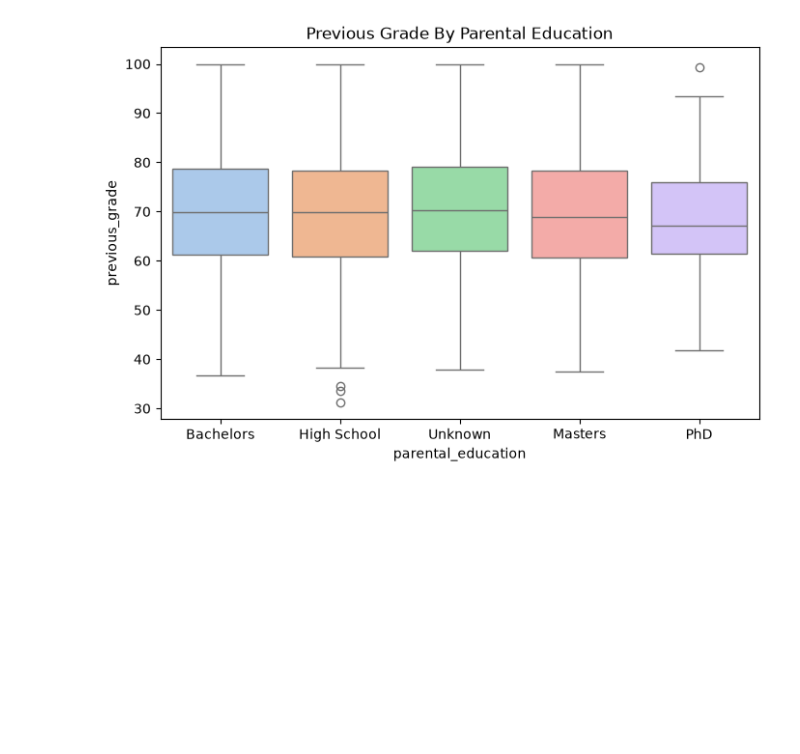
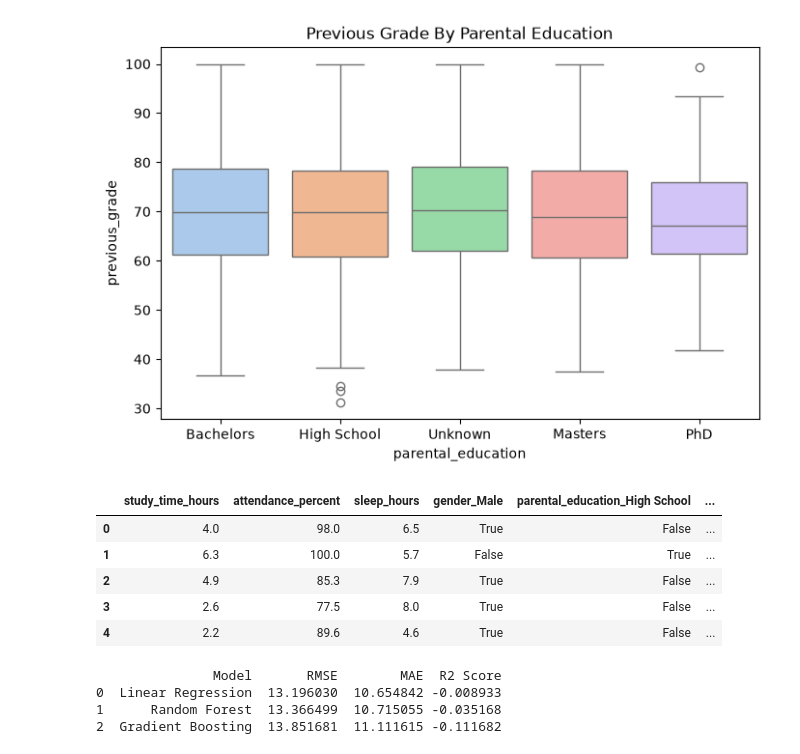
Before and after one commit to JIBANJYOTIMOHANTY/Machine-Learning, a Jupyter notebook: practice/kaggle dataset practice/student performance/student_performance_prediction.ipynb, the cells around one changed output. Saved outputs shown, nothing was run; the diff lists cells and outputs as text; code cells hidden in the pictures; blank space fills up the shorter version.

```diff
--- a/practice/kaggle dataset practice/student performance/student_performance_prediction.ipynb
+++ b/practice/kaggle dataset practice/student performance/student_performance_prediction.ipynb
@@ -137,3 +137,19 @@ Passing `palette` without assigning `hue` is deprecated and will be removed in v
 
   sns.boxplot(
 [figure]
+# %%
+from sklearn.model_selection import train_test_split
+from sklearn.preprocessing import StandardScaler
+
+X = df_clean.drop(columns=['previous_grade'])
+y = df_clean['previous_grade']
+
+X_encoded = pd.get_dummies(X, drop_first=True)
+X_encoded.head()
+# %% [output]
+|  | study_time_hours | attendance_percent | sleep_hours | gender_Male | parental_education_High School | ... |
+| 0 | 4.0 | 98.0 | 6.5 | True | False | ... |
+| 1 | 6.3 | 100.0 | 5.7 | False | True | ... |
+| 2 | 4.9 | 85.3 | 7.9 | True | False | ... |
+| 3 | 2.6 | 77.5 | 8.0 | True | False | ... |
+| 4 | 2.2 | 89.6 | 4.6 | True | False | ... |
@@ -139,0 +161,39 @@ Passing `palette` without assigning `hue` is deprecated and will be removed in v
+# %%
+from sklearn.linear_model import LinearRegression
+from sklearn.ensemble import RandomForestRegressor, GradientBoostingRegressor
+from sklearn.metrics import mean_squared_error, mean_absolute_error, r2_score
+
+model = {
+    "Linear Regression" : LinearRegression(),
+    "Random Forest" : RandomForestRegressor(n_estimators=100, random_state=42),
+    "Gradient Boosting" : GradientBoostingRegressor(random_state=42)
+}
+
+result = []
+
+for name, model in model.items():
+    if name == "Linear Regression":
+        model.fit(X_train_scaled, y_train)
+        y_pred = model.predict(X_test_scaled)
+    else:
+        model.fit(X_train, y_train)
+        y_pred = model.predict(X_test)
+
+    rmse = np.sqrt(mean_squared_error(y_test, y_pred))
+    mae  = mean_absolute_error(y_test, y_pred)
+    r2   = r2_score(y_test, y_pred)
+
+    result.append({
+        "Model" : name,
+        "RMSE"  : rmse,
+        "MAE"   : mae,
+        "R2 Score" : r2
+    })
+
+result_df = pd.DataFrame(result)
+print(result_df)
+# %% [output]
+               Model       RMSE        MAE  R2 Score
+0  Linear Regression  13.196030  10.654842 -0.008933
+1      Random Forest  13.366499  10.715055 -0.035168
+2  Gradient Boosting  13.851681  11.111615 -0.111682
```
Also changed, not shown: parts of 1 cell of this notebook.
